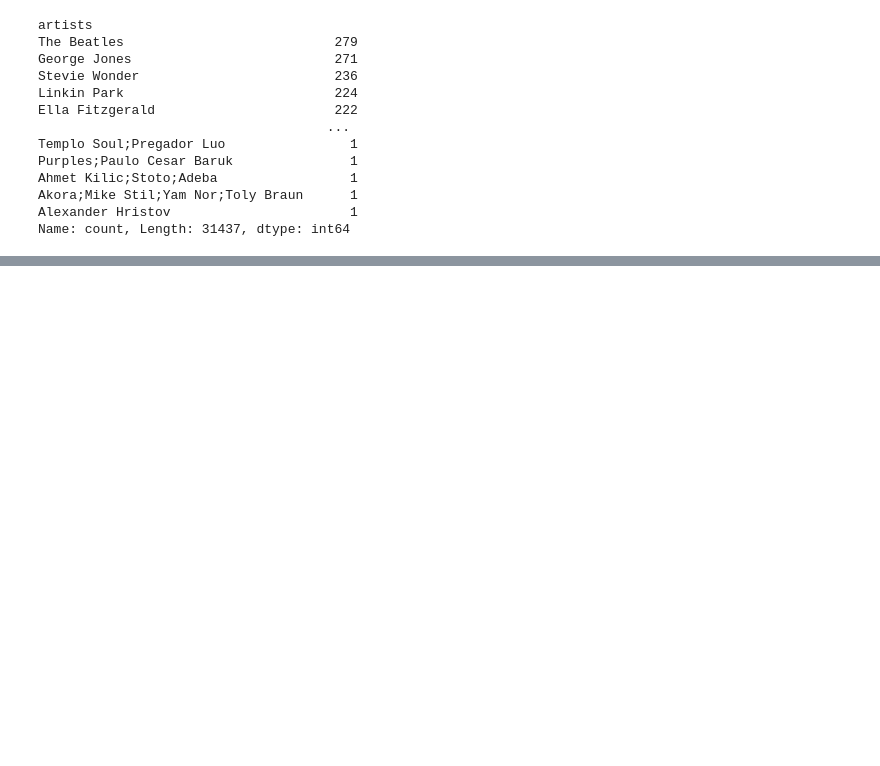
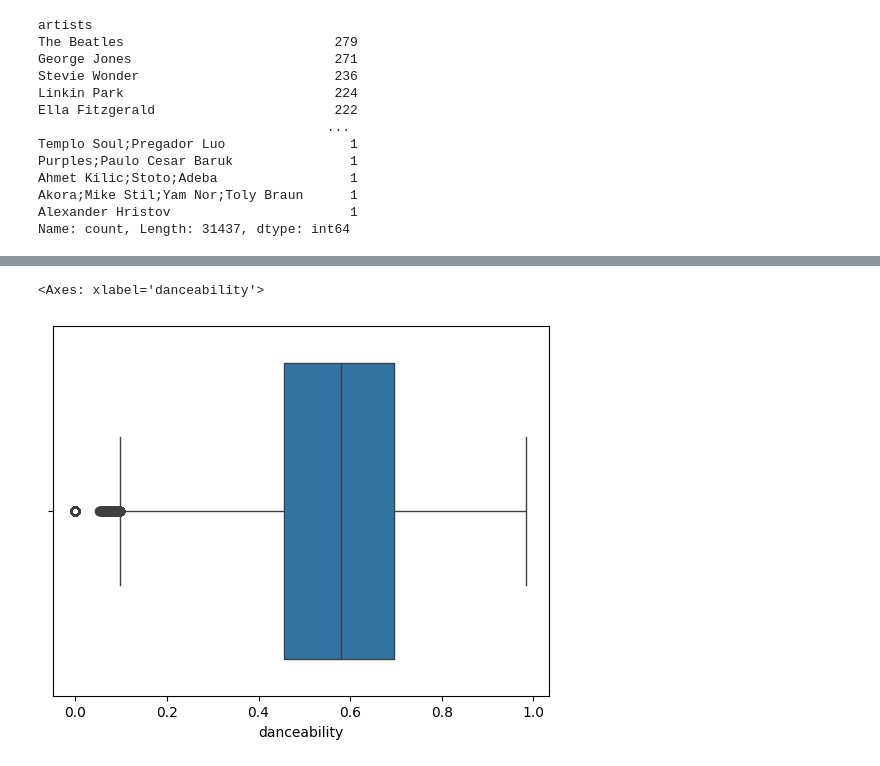
Before and after one commit to rhyman7/spotify_eda_ryan_hyman, a Jupyter notebook: spotify.ipynb, the cells around one changed output, grey strips where cells are left out. Saved outputs shown, nothing was run; the diff lists cells and outputs as text; code cells hidden in the pictures; blank space fills up the shorter version.

```diff
--- a/spotify.ipynb
+++ b/spotify.ipynb
@@ -170,0 +192,9 @@ Name: count, Length: 31437, dtype: int64
+# %%
+#boxplot to better visualize potential outliers in danceability using seaborn
+#right side of box is 75th percentile, left side is 25th percentile, line in middle is median
+#whiskers extend to 1.5 times the interquartile range (IQR)
+#points outside the whiskers are considered outliers
+sns.boxplot(x=df['danceability'])
+# %% [output]
+<Axes: xlabel='danceability'>
+[figure, added]
```
Also changed, not shown: parts of 3 cells of this notebook.
